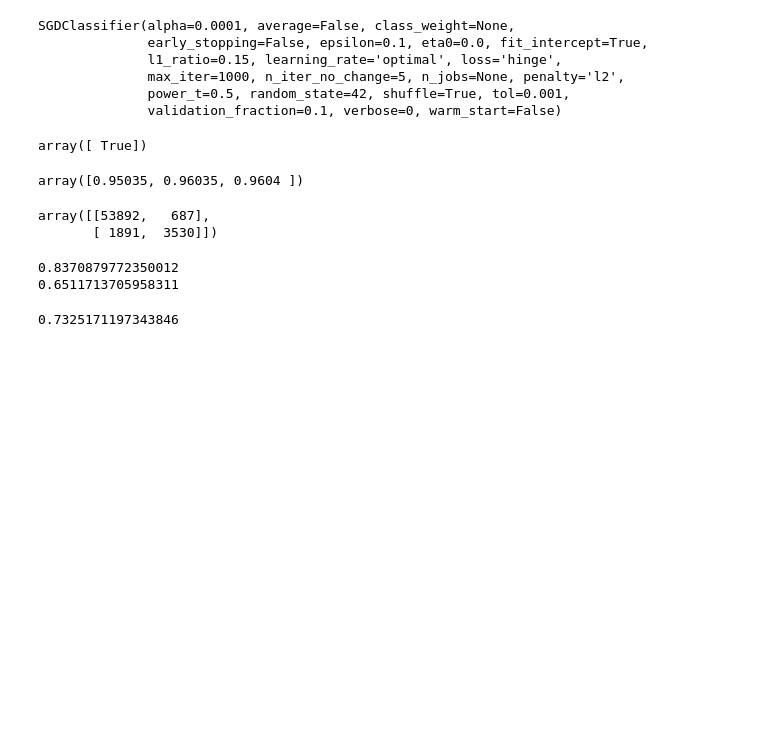
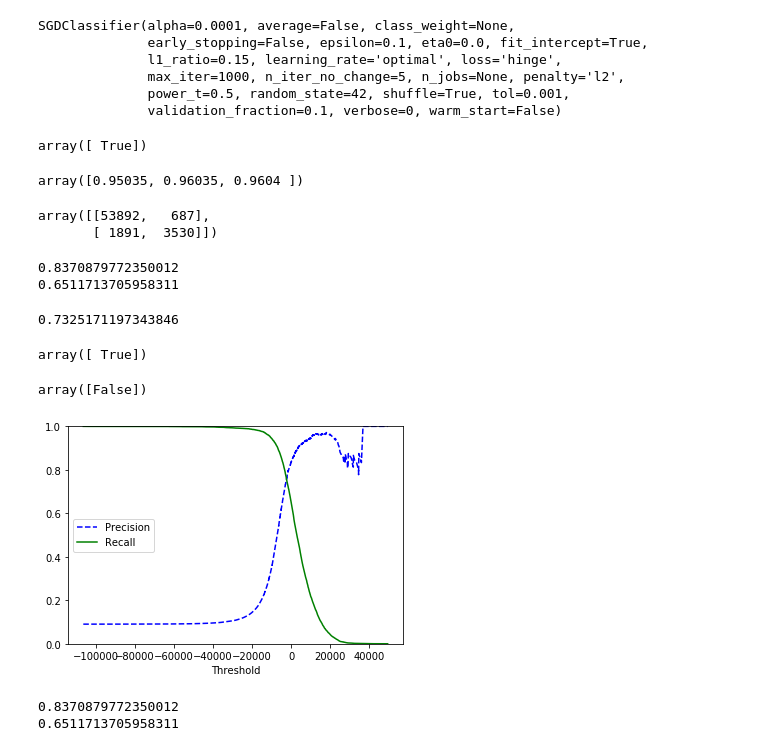
Before and after one commit to matiullah23/MNIST-classification, a Jupyter notebook: MNIST.ipynb, the cells around one changed output. Cells and saved outputs as stored; diff of their text form; code cells hidden in the pictures; blank space fills up the shorter version.

```diff
--- a/MNIST.ipynb
+++ b/MNIST.ipynb
@@ -92,3 +90,46 @@ from sklearn.metrics import f1_score
 f1_score(y_train_5, y_train_pred)
 # %% [output]
 0.7325171197343846
+# %%
+y_scores = sgd_clf.decision_function([some_digit])
+y_scores
+threshold = 0
+y_some_digit_pred = (y_scores > threshold)
+y_some_digit_pred
+# %% [output]
+array([ True])
+# %%
+# raise the threshold and test
+threshold = 200000
+y_some_digit_pred = (y_scores > threshold)
+y_some_digit_pred
+# %% [output]
+array([False])
+# %%
+# to decide which threshold to use, first step is getting decision scores from all instances in training set
+y_scores = cross_val_predict(sgd_clf, X_train, y_train_5, cv=3, method="decision_function")
+# %%
+# compute precision and recall for all possible thresholds
+from sklearn.metrics import precision_recall_curve
+precisions, recalls, thresholds = precision_recall_curve(y_train_5, y_scores)
+# %%
+# plot precision and recall as functions of the threshold value
+def plot_precision_recall_vs_threshold(precisions, recalls, thresholds):
+    plt.plot(thresholds, precisions[:-1], "b--", label="Precision")
+    plt.plot(thresholds, recalls[:-1], "g-", label="Recall")
+    plt.xlabel("Threshold")
+    plt.legend(loc="center left")
+    plt.ylim([0,1])
+
+plot_precision_recall_vs_threshold(precisions, recalls, thresholds)
+plt.show()
+# %% [output]
+[figure, added]
+# %%
+# check predictions' precision and recall when aiming for 80% precision
+y_train_pred_90 = (y_scores > 0)
+print(precision_score(y_train_5, y_train_pred_90))
+print(recall_score(y_train_5, y_train_pred_90))
+# %% [output]
+0.8370879772350012
+0.6511713705958311
```
Also changed, not shown: parts of 17 cells of this notebook, 1 other file.
